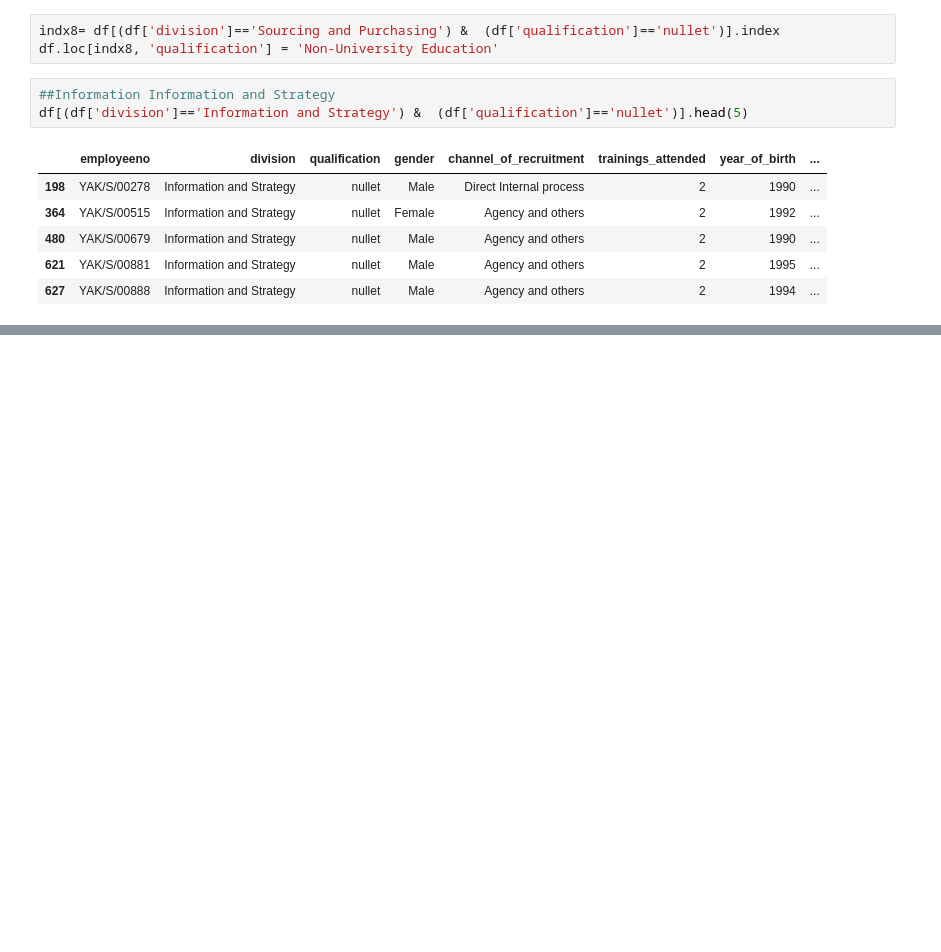
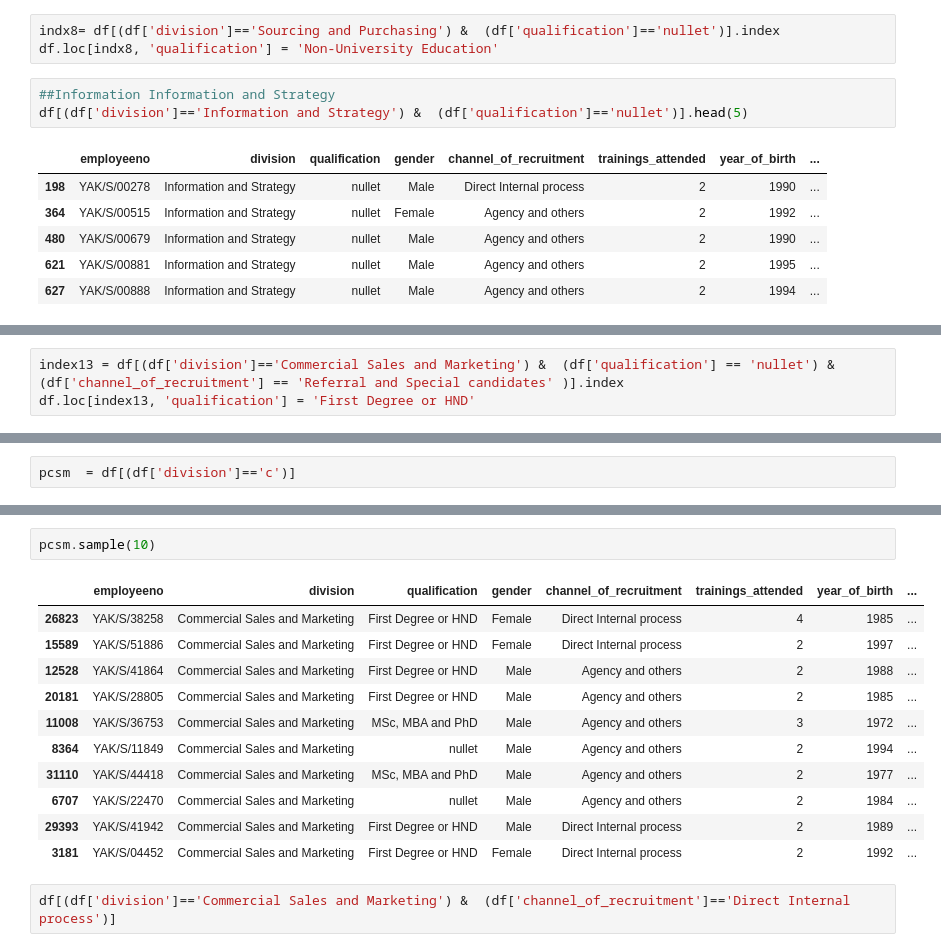
Before and after one commit to Xx1235/DSN-Staff-Promotion-Algorithm, a Jupyter notebook: dsn_yakubu.ipynb, the cells around one changed output, grey strips where cells are left out. Saved outputs shown, nothing was run; the diff lists cells and outputs as text; blank space fills up the shorter version.

```diff
--- a/dsn_yakubu.ipynb
+++ b/dsn_yakubu.ipynb
@@ -546,0 +677,3 @@ df[(df['division']=='Information and Strategy') &  (df['qualification']=='MSc, M
+# %%
+index13 = df[(df['division']=='Commercial Sales and Marketing') &  (df['qualification'] == 'nullet') &  (df['channel_of_recruitment'] == 'Referral and Special candidates' )].index
+df.loc[index13, 'qualification'] = 'First Degree or HND'
@@ -546,0 +712,2 @@ df[(df['division']=='Information and Strategy') &  (df['qualification']=='MSc, M
+# %%
+pcsm  = df[(df['division']=='c')]
@@ -546,0 +723,16 @@ df[(df['division']=='Information and Strategy') &  (df['qualification']=='MSc, M
+# %%
+pcsm.sample(10)
+# %% [output]
+|  | employeeno | division | qualification | gender | channel_of_recruitment | trainings_attended | year_of_birth | ... |
+| 26823 | YAK/S/38258 | Commercial Sales and Marketing | First Degree or HND | Female | Direct Internal process | 4 | 1985 | ... |
+| 15589 | YAK/S/51886 | Commercial Sales and Marketing | First Degree or HND | Female | Direct Internal process | 2 | 1997 | ... |
+| 12528 | YAK/S/41864 | Commercial Sales and Marketing | First Degree or HND | Male | Agency and others | 2 | 1988 | ... |
+| 20181 | YAK/S/28805 | Commercial Sales and Marketing | First Degree or HND | Male | Agency and others | 2 | 1985 | ... |
+| 11008 | YAK/S/36753 | Commercial Sales and Marketing | MSc, MBA and PhD | Male | Agency and others | 3 | 1972 | ... |
+| 8364 | YAK/S/11849 | Commercial Sales and Marketing | nullet | Male | Agency and others | 2 | 1994 | ... |
+| 31110 | YAK/S/44418 | Commercial Sales and Marketing | MSc, MBA and PhD | Male | Agency and others | 2 | 1977 | ... |
+| 6707 | YAK/S/22470 | Commercial Sales and Marketing | nullet | Male | Agency and others | 2 | 1984 | ... |
+| 29393 | YAK/S/41942 | Commercial Sales and Marketing | First Degree or HND | Male | Direct Internal process | 2 | 1989 | ... |
+| 3181 | YAK/S/04452 | Commercial Sales and Marketing | First Degree or HND | Female | Direct Internal process | 2 | 1992 | ... |
+# %%
+df[(df['division']=='Commercial Sales and Marketing') &  (df['channel_of_recruitment']=='Direct Internal process')]
```
Also changed, not shown: parts of 34 cells of this notebook.
